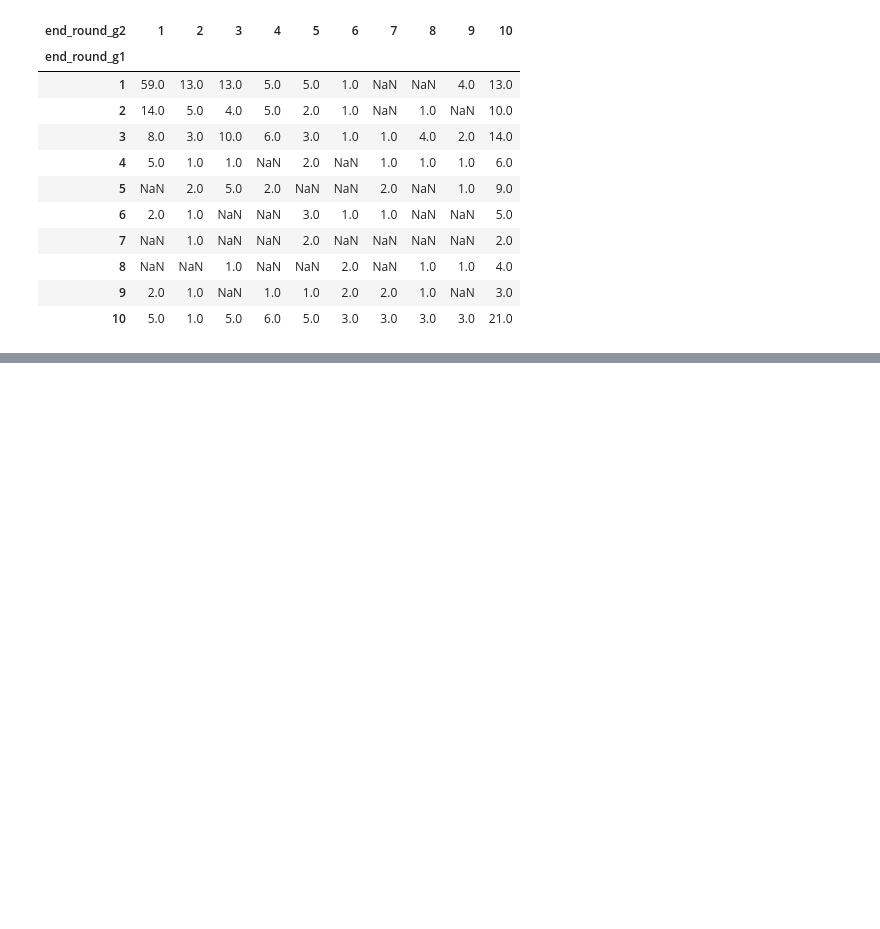
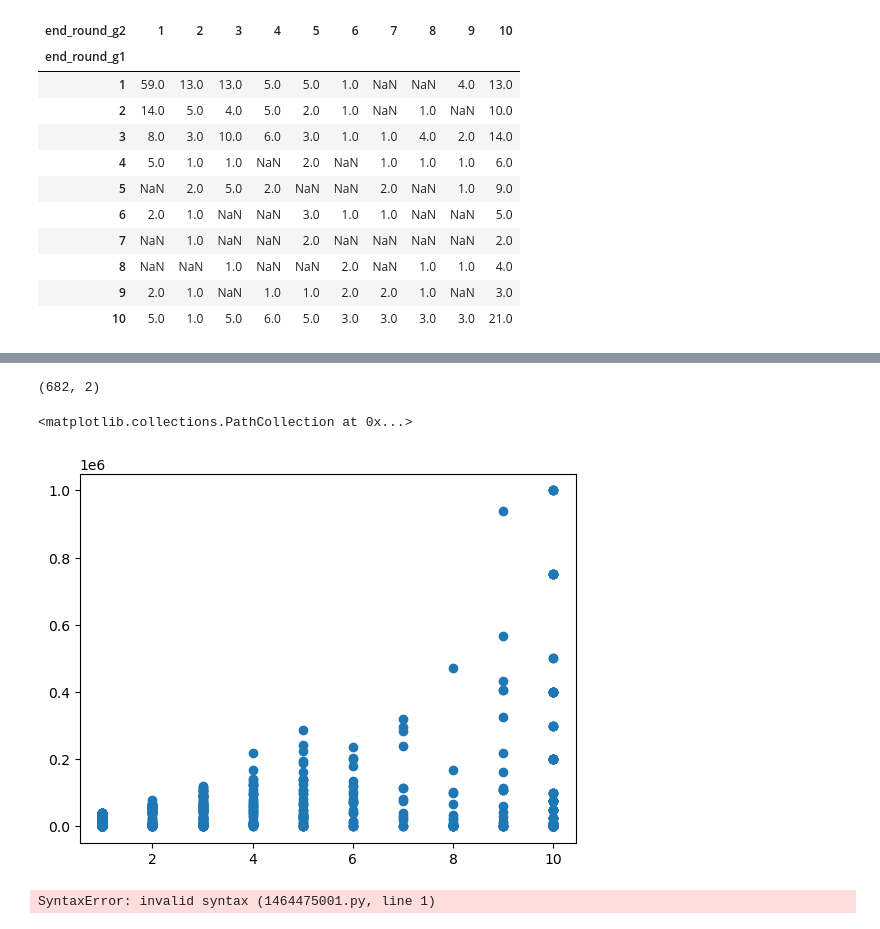
Before and after one commit to laurenlsun/dond-collected-analysis, a Jupyter notebook: collected data analysis.ipynb, the cells around one changed output, grey strips where cells are left out. Cells and saved outputs as stored; diff of their text form; code cells hidden in the pictures; blank space fills up the shorter version.

```diff
--- a/collected data analysis.ipynb
+++ b/collected data analysis.ipynb
@@ -622,0 +826,9 @@ heatmap_data
+# %%
+g1 = df[['end_round_g1', 'winnings_g1']]
+g1 = g1.rename(columns={'end_round_g1': 'end_round',
+                   'winnings_g1': 'winnings'})
+g2 = df[['end_round_g2', 'winnings_g2']]
+g2 = g2.rename(columns={'end_round_g2': 'end_round',
+                   'winnings_g2': 'winnings'})
+g12 = pd.concat([g1, g2])
+g12.head()
@@ -622,0 +842,13 @@ heatmap_data
+# %%
+g12.shape
+# %% [output]
+(682, 2)
+# %%
+plt.scatter(g12['end_round'], g12['winnings'])
+# %% [output]
+<matplotlib.collections.PathCollection at 0x...>
+[figure, added]
+# %%
+amoutn won in bo-po - descriptive stats table
+# %% [output]
+SyntaxError: invalid syntax (1464475001.py, line 1)
```
Also changed, not shown: parts of 34 cells of this notebook.
